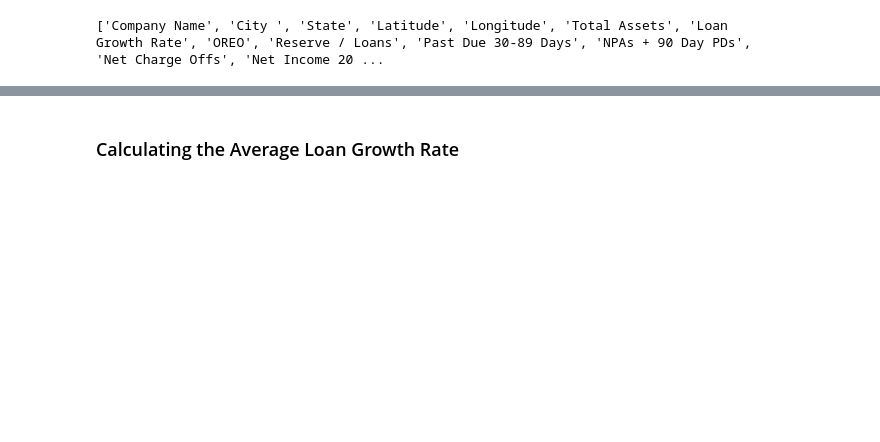
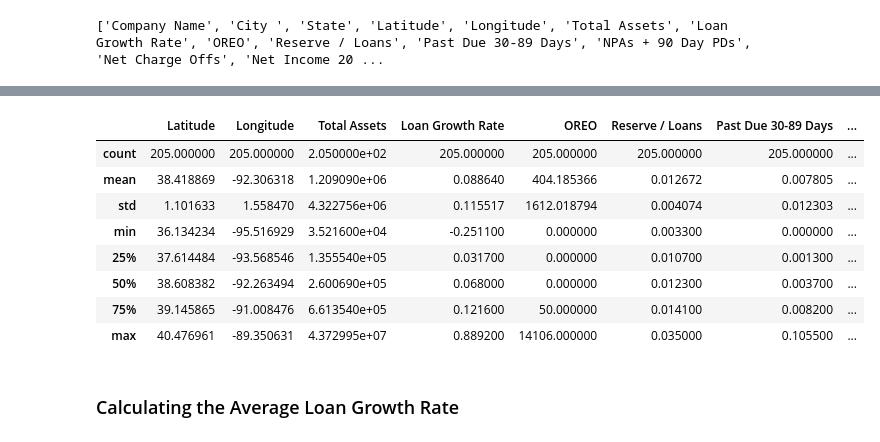
Before and after one commit to chelsbrammer/loan-losses-analysis, a Jupyter notebook: loan_analysis.ipynb, the cells around one changed output, grey strips where cells are left out. Cells and saved outputs as stored; diff of their text form; code cells hidden in the pictures; blank space fills up the shorter version.

```diff
--- a/loan_analysis.ipynb
+++ b/loan_analysis.ipynb
@@ -45,3 +67,15 @@ print(columns_list)
+# %%
+new_df.describe()
+# %% [output]
+|  | Latitude | Longitude | Total Assets | Loan Growth Rate | OREO | Reserve / Loans | Past Due 30-89 Days | ... |
+| count | 205.000000 | 205.000000 | 2.050000e+02 | 205.000000 | 205.000000 | 205.000000 | 205.000000 | ... |
+| mean | 38.418869 | -92.306318 | 1.209090e+06 | 0.088640 | 404.185366 | 0.012672 | 0.007805 | ... |
+| std | 1.101633 | 1.558470 | 4.322756e+06 | 0.115517 | 1612.018794 | 0.004074 | 0.012303 | ... |
+| min | 36.134234 | -95.516929 | 3.521600e+04 | -0.251100 | 0.000000 | 0.003300 | 0.000000 | ... |
+| 25% | 37.614484 | -93.568546 | 1.355540e+05 | 0.031700 | 0.000000 | 0.010700 | 0.001300 | ... |
+| 50% | 38.608382 | -92.263494 | 2.600690e+05 | 0.068000 | 0.000000 | 0.012300 | 0.003700 | ... |
+| 75% | 39.145865 | -91.008476 | 6.613540e+05 | 0.121600 | 50.000000 | 0.014100 | 0.008200 | ... |
+| max | 40.476961 | -89.350631 | 4.372995e+07 | 0.889200 | 14106.000000 | 0.035000 | 0.105500 | ... |
 # %% [markdown]
 ### Calculating the Average Loan Growth Rate
 # %%
```
Also changed, not shown: parts of 18 cells of this notebook, 1 other file.
